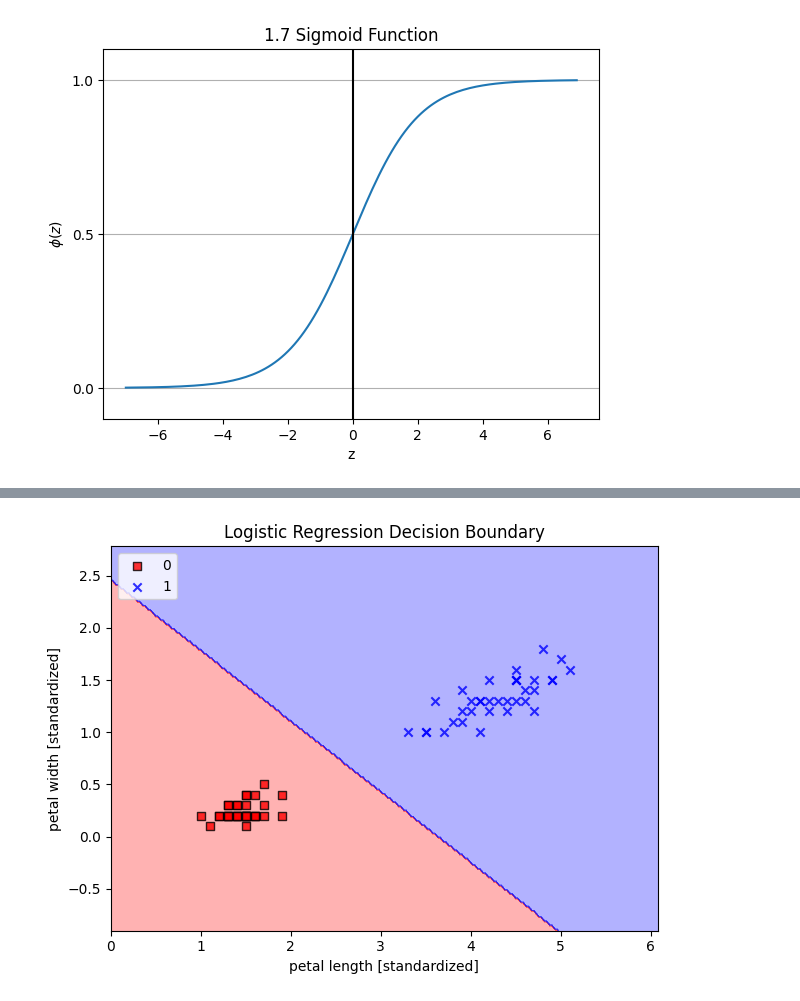
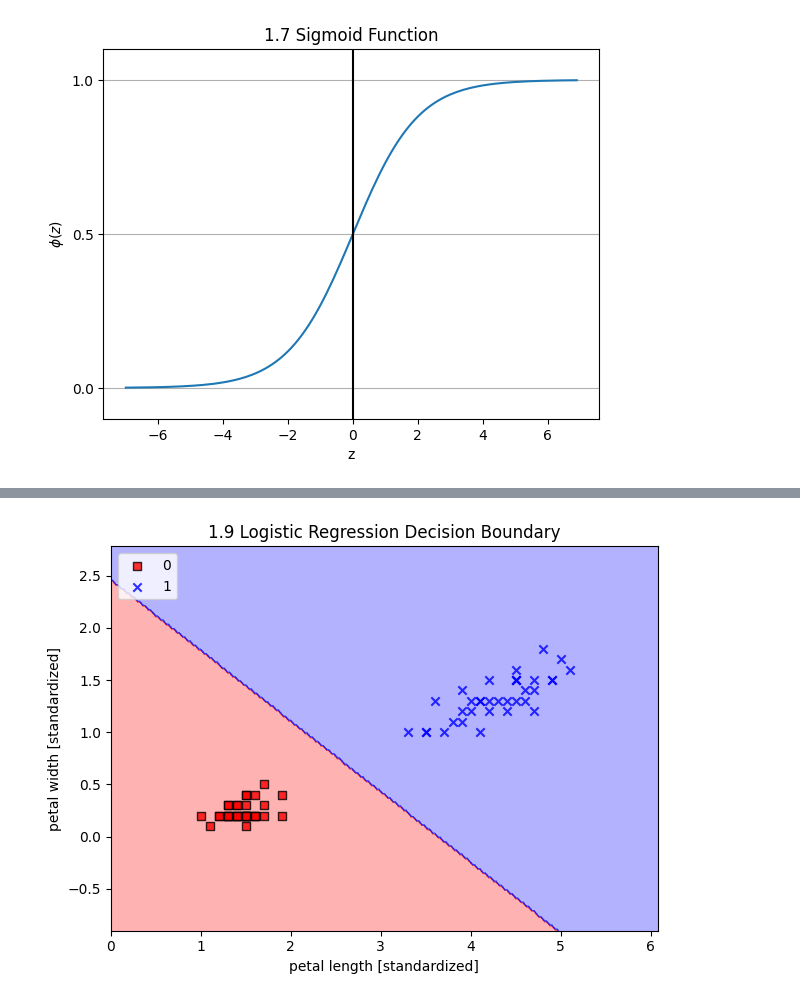
Before and after one commit to dae9999nam/COMP3314, a Jupyter notebook: COMP3314_Machine_Learning.ipynb, the cells around one changed output, grey strips where cells are left out. Cells and saved outputs as stored; diff of their text form; code cells hidden in the pictures.

```diff
--- a/COMP3314_Machine_Learning.ipynb
+++ b/COMP3314_Machine_Learning.ipynb
@@ -530,32 +530,32 @@ class LogisticRegressionGD(object):
     for i in range(self.n_iter):
       net_input = self.net_input(X)
       output = self.activation(net_input)
       errors = (y - output)
       self.w_[1:] += self.eta * X.T.dot(errors)
       self.w_[0] += self.eta * errors.sum()
       cost = -y.dot(np.log(output)) - ((1 - y).dot(np.log(1-output)))
       self.cost_.append(cost)
     return self
   def net_input(self, X):
     return np.dot(X, self.w_[1:])+ self.w_[0]
   def activation(self, z):
     return 1. / (1. + np.exp(-np.clip(z, -250, 250)))
   def predict(self, X):
       return np.where(self.net_input(X) >= 0.0, 1, 0)
       # equivalent to :
       #return np.where(self.activation(self.net_input(X)) >= 0.5, 1, 0)
 
 #Display Data using decision regions
 X_train_01_subset = X_train[(y_train == 0) | (y_train == 1)]
 y_train_01_subset = y_train[(y_train == 0) | (y_train == 1)]
 lrgd = LogisticRegressionGD(eta = 0.05, n_iter = 1000, random_state = 1)
 lrgd.fit(X_train_01_subset, y_train_01_subset)
 plot_decision_regions(X=X_train_01_subset, y=y_train_01_subset, classifier=lrgd)
 plt.xlabel('petal length [standardized]')
 plt.ylabel('petal width [standardized]')
-plt.title('Logistic Regression Decision Boundary')
+plt.title('1.9 Logistic Regression Decision Boundary')
 plt.legend(loc='upper left')
 plt.tight_layout()
 plt.show()
 # %% [output]
-[figure, old version]
+[figure, new version]
```
Also changed, not shown: parts of 3 cells of this notebook.
